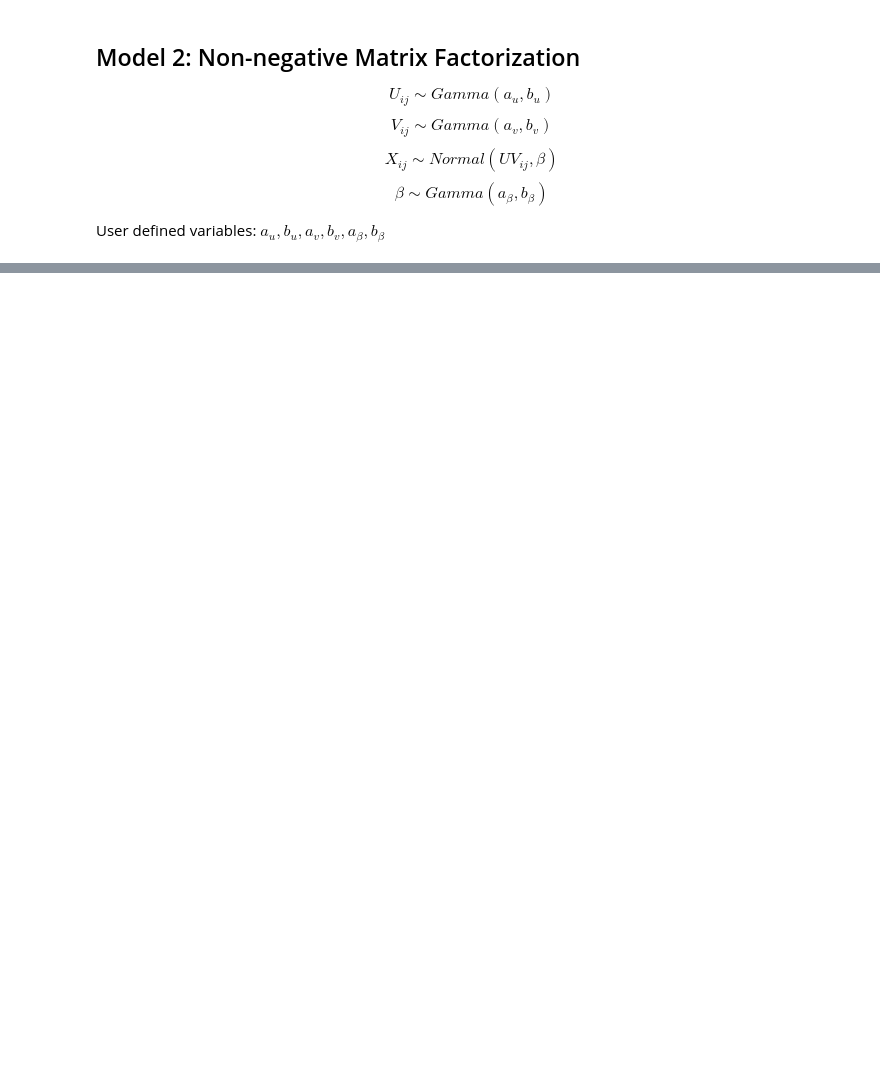
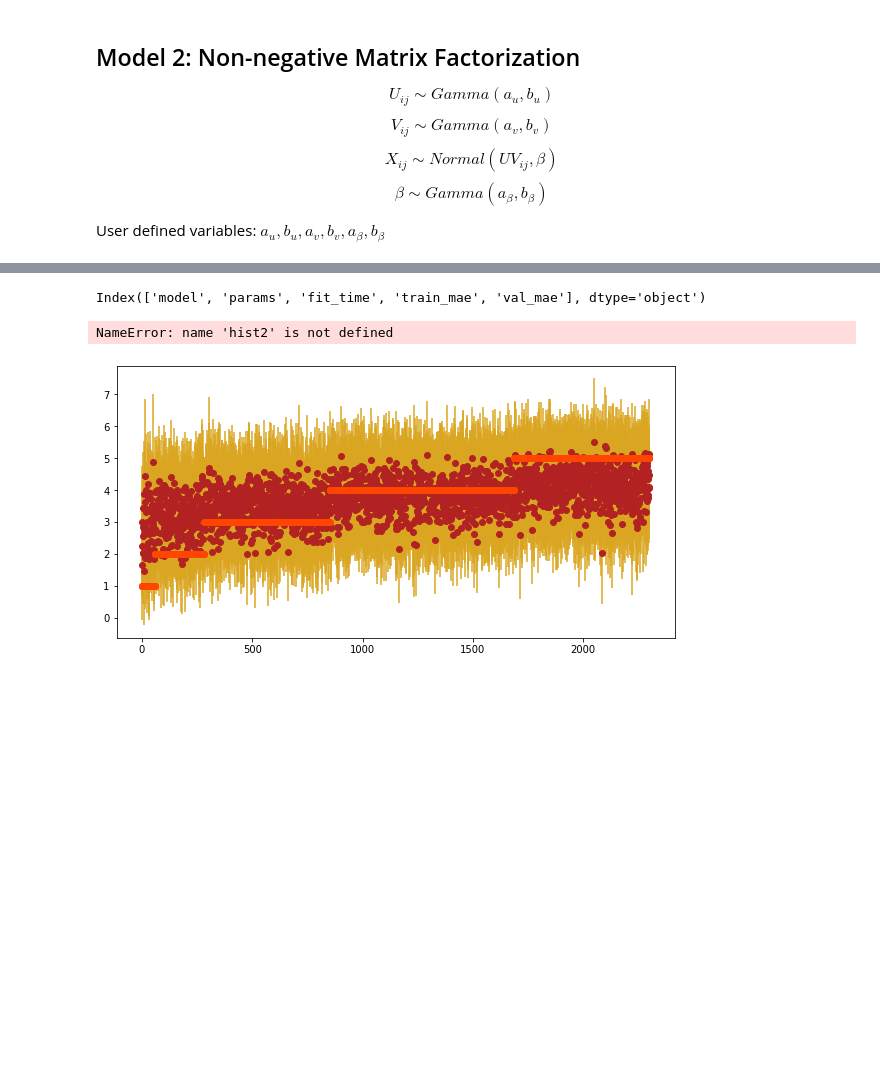
Before and after one commit to Napam/INF367A, a Jupyter notebook: Projects/Project2/StanProject.ipynb, the cells around one changed output, grey strips where cells are left out. Saved outputs shown, nothing was run; the diff lists cells and outputs as text; code cells hidden in the pictures; blank space fills up the shorter version.

```diff
--- a/Projects/Project2/StanProject.ipynb
+++ b/Projects/Project2/StanProject.ipynb
@@ -51,8 +51,6 @@ item2num, num2item = column_relabler(df_num, 'item_id')
 # p, q represents shape of the matrix as if it was dense
 p, q = len(user2num), len(item2num)
 # %%
-df_train, df_valtest = train_test_split(df_num, test_size=0.1, random_state=seed)
-df_val, df_test = train_test_split(df_valtest, test_size=0.5, random_state=seed)
-del df_valtest
+df_train, df_val = train_test_split(df_num, test_size=0.1, random_state=seed)
 # %%
 print(f'''Dataframe dimensions:
@@ -253,0 +119,3 @@ ci_df(hist['model'][0], df_train.sort_values('rating'))
+# %%
+df_hist = pd.read_pickle('histpickle_withmodels2.pkl')
+df_hist.sort_values('val_mae', inplace=True)
@@ -253,0 +144,4 @@ ci_df(hist['model'][0], df_train.sort_values('rating'))
+# %%
+df_hist.columns
+# %% [output]
+Index(['model', 'params', 'fit_time', 'train_mae', 'val_mae'], dtype='object')
@@ -254,3 +159,19 @@ ci_df(hist['model'][0], df_train.sort_values('rating'))
+# %%
+with open('final_dict.pkl', 'wb') as f:
+    pickle.dump(hist2, f)
+# %% [output]
+NameError: name 'hist2' is not defined
+# %%
+def ci_df(self, df):
+    fig, ax = plt.subplots(figsize=(10,5))
+    self.ci(row_inds=df.user_id, col_inds=df.item_id, plot=True, zorder=0, ax=ax,
+       c='firebrick', ecolor='goldenrod')
+    ax.scatter(range(len(df)), df.rating, c='orangered', zorder=1)
+    plt.show()
+
+ci_df(df_hist['model'][0], df_val.sort_values('rating'))
+# %% [output]
+[figure, added]
 # %% [markdown]
 <br>
 <br>
```
Also changed, not shown: parts of 17 cells of this notebook, 5 other files.
